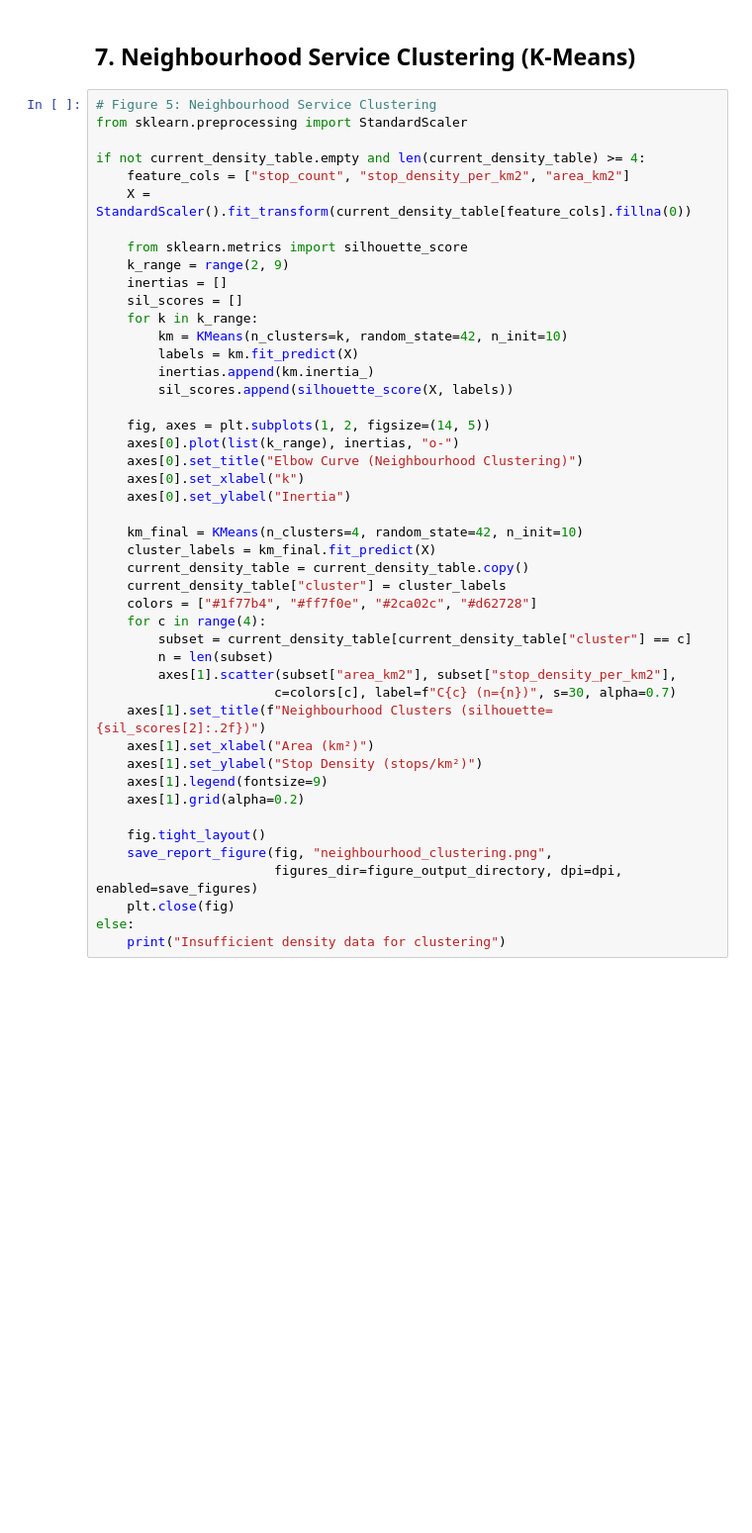
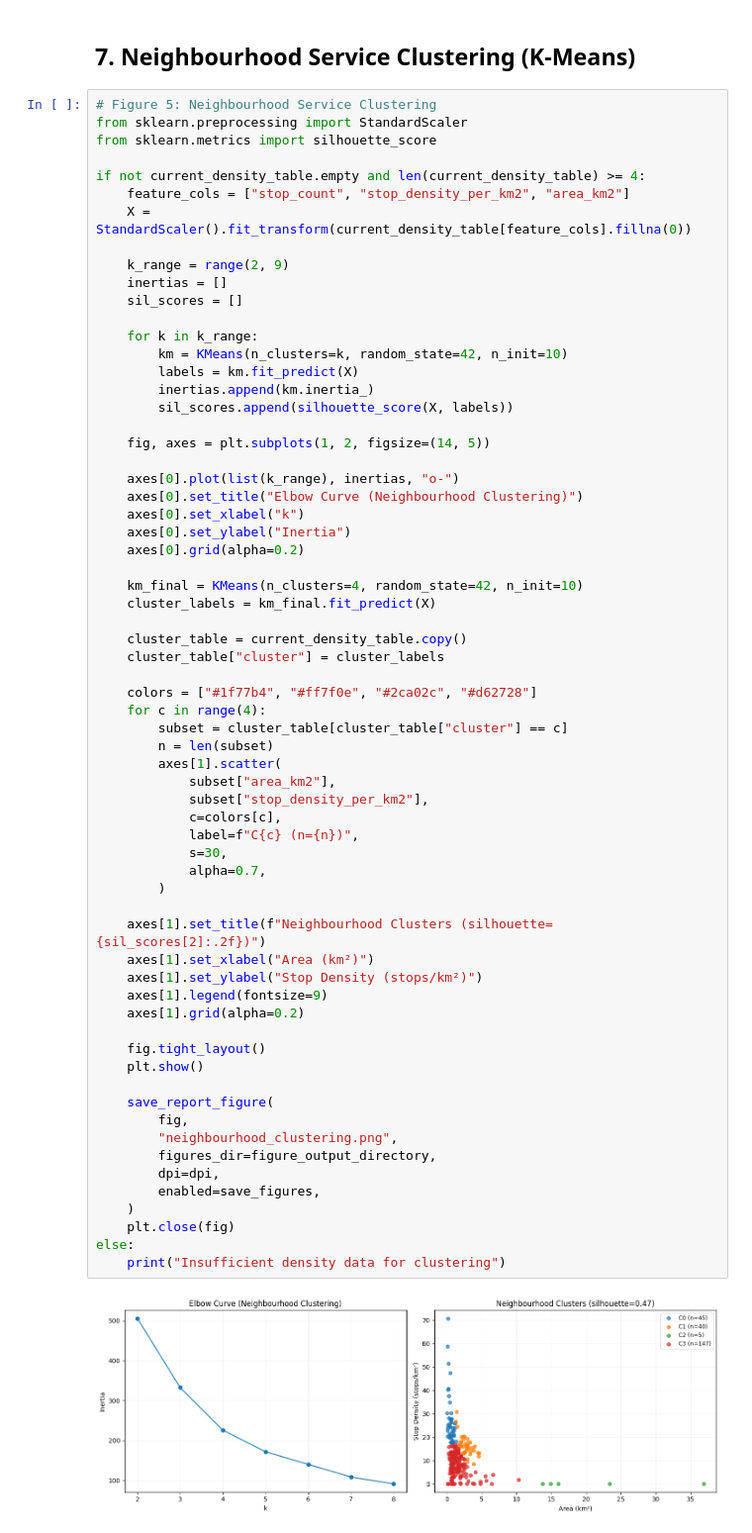
Before and after one commit to ahmedas22/ywg-ptn-analysis-4710-g11, a Jupyter notebook: notebooks/1.3-sudipta-pr2-coverage.ipynb, the cells around one changed output. Shown at 99% size. Drawn from its saved outputs; the diff is of its cells as text; blank space fills up the shorter version.

```diff
--- a/notebooks/1.3-sudipta-pr2-coverage.ipynb
+++ b/notebooks/1.3-sudipta-pr2-coverage.ipynb
@@ -181,46 +260,67 @@ else:
 # %%
 # Figure 5: Neighbourhood Service Clustering
 from sklearn.preprocessing import StandardScaler
+from sklearn.metrics import silhouette_score
 
 if not current_density_table.empty and len(current_density_table) >= 4:
     feature_cols = ["stop_count", "stop_density_per_km2", "area_km2"]
     X = StandardScaler().fit_transform(current_density_table[feature_cols].fillna(0))
 
-    from sklearn.metrics import silhouette_score
     k_range = range(2, 9)
     inertias = []
     sil_scores = []
+
     for k in k_range:
         km = KMeans(n_clusters=k, random_state=42, n_init=10)
         labels = km.fit_predict(X)
         inertias.append(km.inertia_)
         sil_scores.append(silhouette_score(X, labels))
 
     fig, axes = plt.subplots(1, 2, figsize=(14, 5))
+
     axes[0].plot(list(k_range), inertias, "o-")
     axes[0].set_title("Elbow Curve (Neighbourhood Clustering)")
     axes[0].set_xlabel("k")
     axes[0].set_ylabel("Inertia")
+    axes[0].grid(alpha=0.2)
 
     km_final = KMeans(n_clusters=4, random_state=42, n_init=10)
     cluster_labels = km_final.fit_predict(X)
-    current_density_table = current_density_table.copy()
-    current_density_table["cluster"] = cluster_labels
+
+    cluster_table = current_density_table.copy()
+    cluster_table["cluster"] = cluster_labels
+
     colors = ["#1f77b4", "#ff7f0e", "#2ca02c", "#d62728"]
     for c in range(4):
-        subset = current_density_table[current_density_table["cluster"] == c]
+        subset = cluster_table[cluster_table["cluster"] == c]
         n = len(subset)
-        axes[1].scatter(subset["area_km2"], subset["stop_density_per_km2"],
-                       c=colors[c], label=f"C{c} (n={n})", s=30, alpha=0.7)
+        axes[1].scatter(
+            subset["area_km2"],
+            subset["stop_density_per_km2"],
+            c=colors[c],
+            label=f"C{c} (n={n})",
+            s=30,
+            alpha=0.7,
+        )
+
     axes[1].set_title(f"Neighbourhood Clusters (silhouette={sil_scores[2]:.2f})")
     axes[1].set_xlabel("Area (km²)")
     axes[1].set_ylabel("Stop Density (stops/km²)")
     axes[1].legend(fontsize=9)
     axes[1].grid(alpha=0.2)
 
     fig.tight_layout()
-    save_report_figure(fig, "neighbourhood_clustering.png",
-                       figures_dir=figure_output_directory, dpi=dpi, enabled=save_figures)
+    plt.show()
+
+    save_report_figure(
+        fig,
+        "neighbourhood_clustering.png",
+        figures_dir=figure_output_directory,
+        dpi=dpi,
+        enabled=save_figures,
+    )
     plt.close(fig)
 else:
     print("Insufficient density data for clustering")
+# %% [output]
+[figure, added]
```
Also changed, not shown: parts of 13 cells of this notebook, 6 other files.
